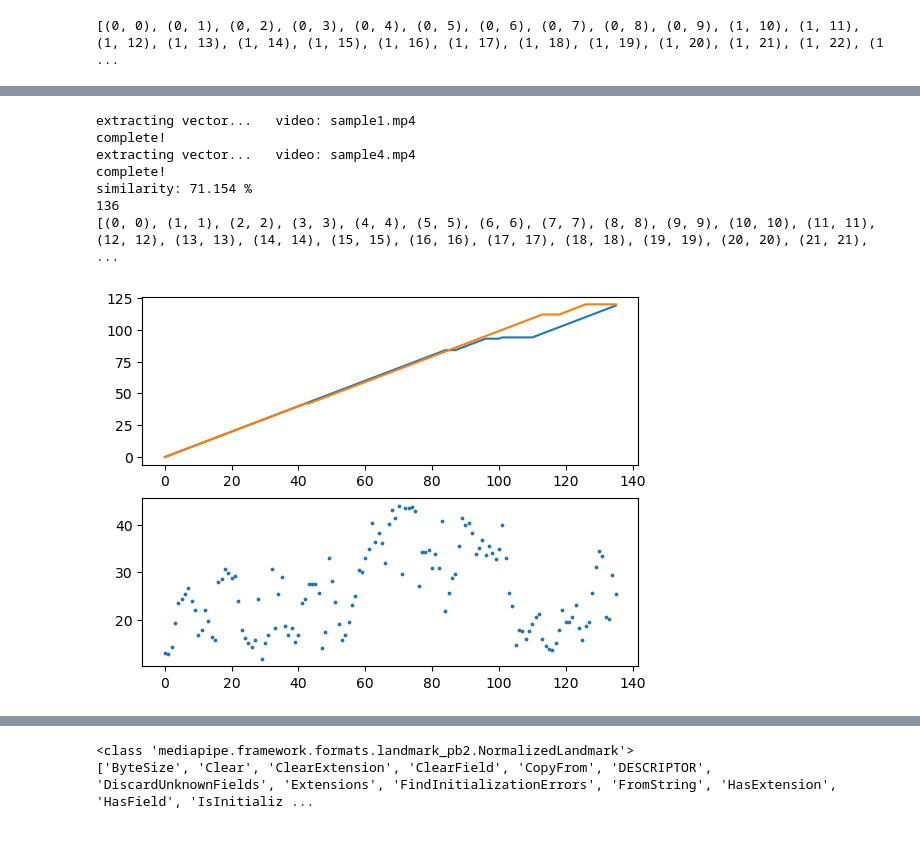
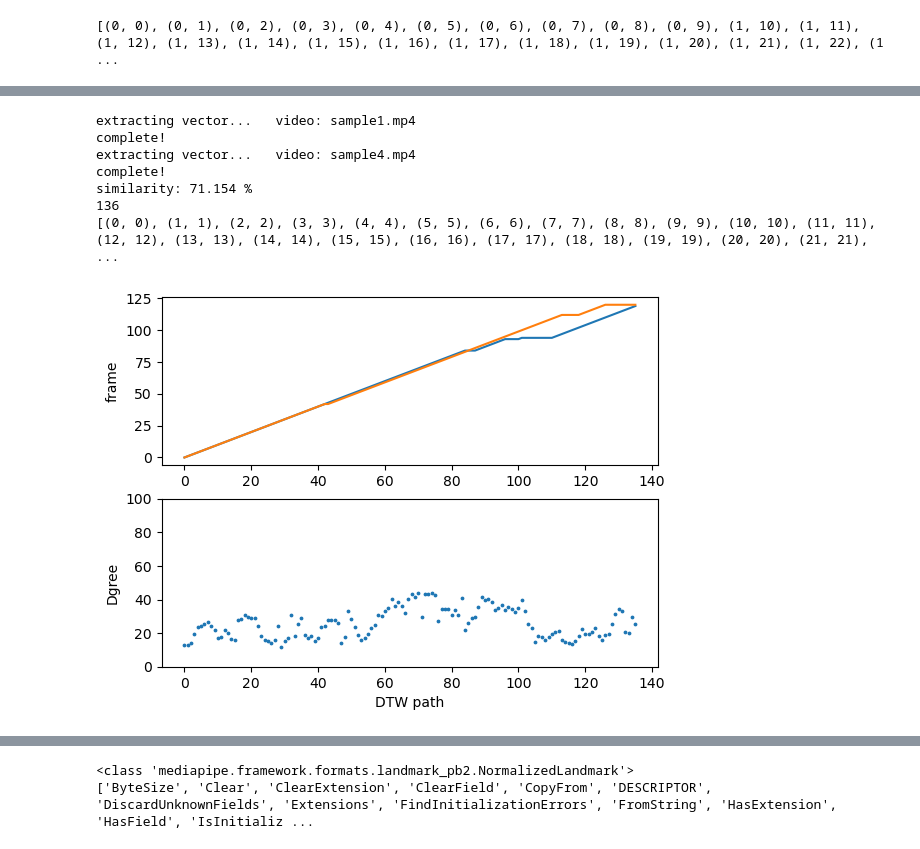
Before and after one commit to silca3553/Motion_Similarity, a Jupyter notebook: pose_similarity.ipynb, the cells around one changed output, grey strips where cells are left out. Drawn from its saved outputs; the diff is of its cells as text; code cells hidden in the pictures.

```diff
--- a/pose_similarity.ipynb
+++ b/pose_similarity.ipynb
@@ -188,34 +227,39 @@ similarity: 56.859 %
 import matplotlib.pyplot as plt
 
 from fastdtw import fastdtw
 
 framedata1 = get_framedata("sample1.mp4")
 framedata2 = get_framedata("sample4.mp4") #sample과 같은 춤, 다른 사람 영상
 
 dist_func = cos_sum
 distance, path = fastdtw(framedata1, framedata2, dist= dist_func)
 fig, axes = plt.subplots(2,1)
 
 axes[0].plot(path)
+axes[0].set_ylabel('frame')
+
 
 ls = [cos_sum(framedata1[i[0]],framedata2[i[1]]) for i in path]
 x = [i for i in range(len(path))]
 axes[1].scatter(x,ls,s=3)
+axes[1].set_ylim([0,100])
+axes[1].set_ylabel('Dgree')
+axes[1].set_xlabel('DTW path')
 
 print("similarity:",round(100- (distance/len(path))/90*100,3),"%")
 print(len(path))
 print(path)
 
 plt.show()
 # %% [output]
 extracting vector...   video: sample1.mp4
 complete!
 extracting vector...   video: sample4.mp4
 complete!
 similarity: 71.154 %
 136
 [(0, 0), (1, 1), (2, 2), (3, 3), (4, 4), (5, 5), (6, 6), (7, 7), (8, 8), (9, 9), (10, 10), (11, 11), (12, 12), (13, 13), (14, 14), (15, 15), (16, 16), (17, 17), (18, 18), (19, 19), (20, 20), (21, 21), ...
-[figure, old version]
+[figure, new version]
 # %%
 import matplotlib.pyplot as plt
 
```
Also changed, not shown: parts of 5 cells of this notebook, 1 other file.
